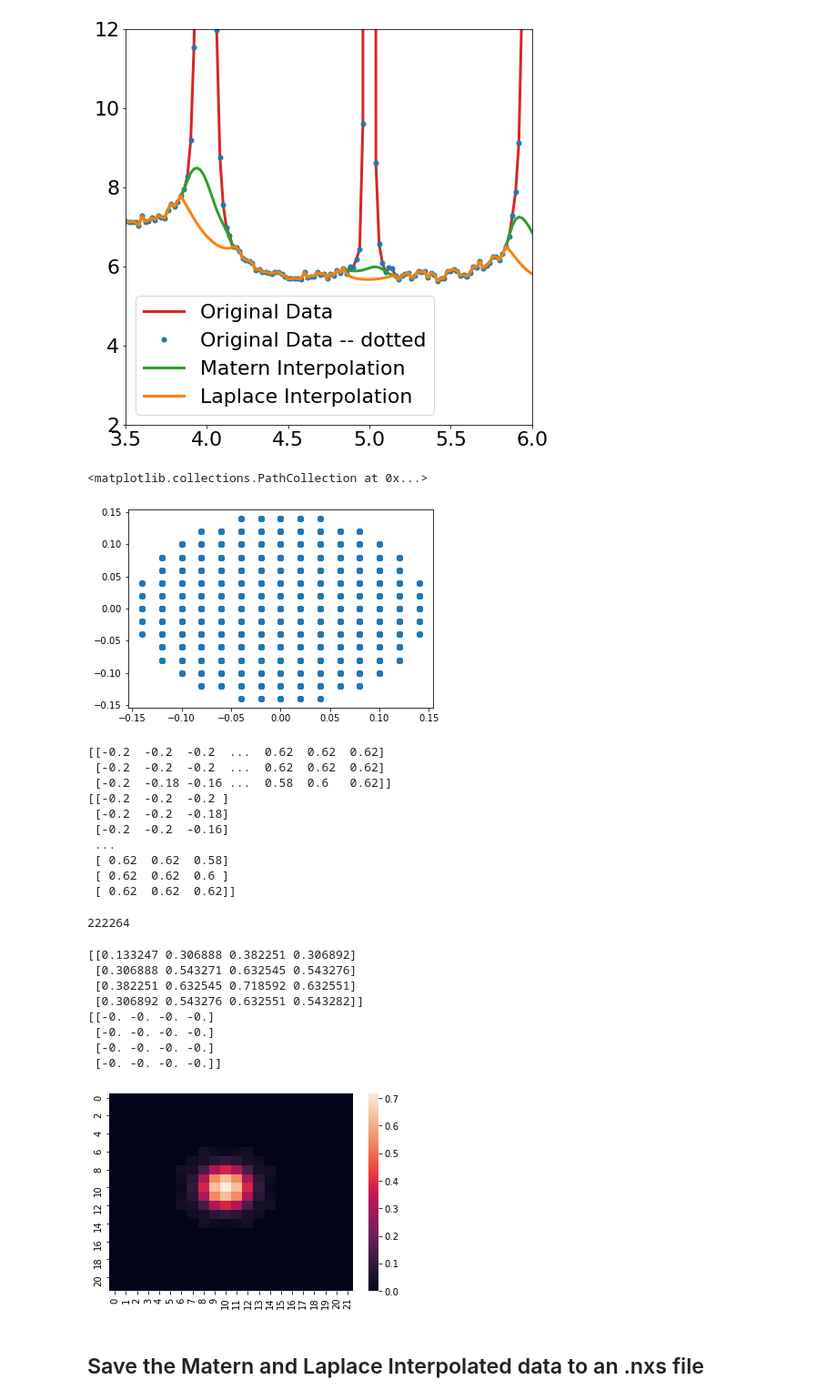
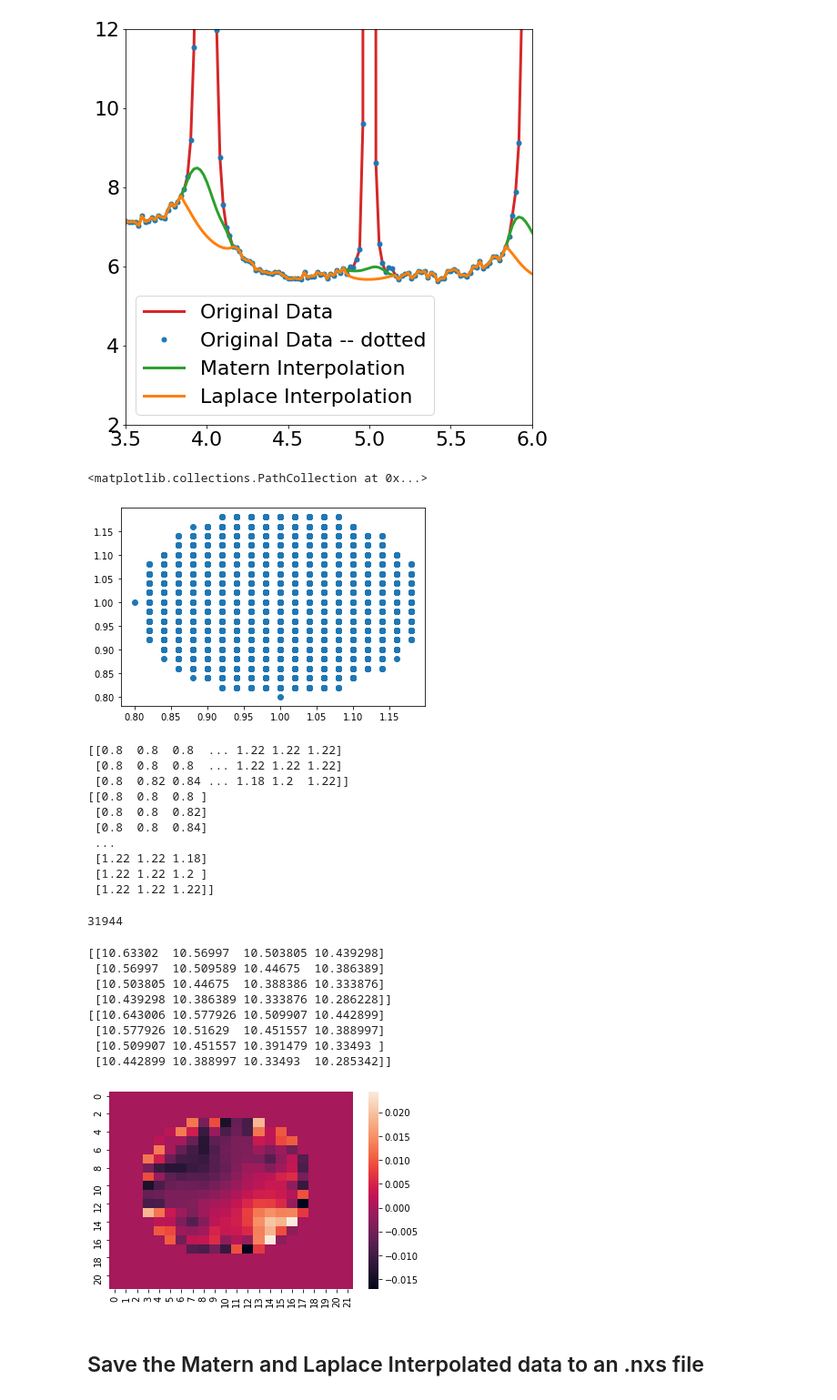
Before and after one commit to haleycl/LaplaceInterpolation.jl, a Jupyter notebook: Notebooks/python/MaternInterpolationWorkflow.ipynb, the cells around one changed output. Shown at 91% size. Drawn from its saved outputs; the diff is of its cells as text; code cells hidden in the pictures.

```diff
--- a/Notebooks/python/MaternInterpolationWorkflow.ipynb
+++ b/Notebooks/python/MaternInterpolationWorkflow.ipynb
@@ -307,13 +307,15 @@ def _round_up_to_odd_integer(value):
     else:
         return i
 # %%
-idx = 42
-L,K,H = np.meshgrid(x[0:idx], x2[0:idx], x3[0:idx])
-xbegin = -0.2
+begin_idx = 50
+idx = 22
+end_idx = begin_idx +idx
+L,K,H = np.meshgrid(x[begin_idx:end_idx], x2[begin_idx:end_idx], x3[begin_idx:end_idx])
+xbegin = 0.8
 xend = xbegin +(idx-1)*h
 # %%
-punch_locs=np.where(((L-np.rint(L))**2/(1.**2)+(K-np.rint(K))**2/(1.**2)+(H-np.rint(H))**2/(1.**2))<=(radius)**2)
-known_locs=np.where(((L-np.rint(L))**2/(1.**2)+(K-np.rint(K))**2/(1.**2)+(H-np.rint(H))**2/(1.**2))>(radius)**2)
+punch_locs=np.where(((L-np.rint(L))**2/(1.**2)+(K-np.rint(K))**2/(1.**2)+(H-np.rint(H))**2/(1.**2))<(radius)**2)
+known_locs=np.where(((L-np.rint(L))**2/(1.**2)+(K-np.rint(K))**2/(1.**2)+(H-np.rint(H))**2/(1.**2))>=(radius)**2)
 total_known_locations = int(np.size(known_locs)/3)
 total_unknown_locations = int(np.size(punch_locs)/3) #np.where returns the indices along the x,y, and z directions
 #where the above relation holds and np.size gives the total number of indices (x_indices + y_indices + z_indices)
@@ -323,28 +325,28 @@ total_unknown_locations = int(np.size(punch_locs)/3) #np.where returns the indic
 plt.scatter(K[punch_locs[0], punch_locs[1], punch_locs[2]], H[punch_locs[0], punch_locs[1], punch_locs[2]])
 # %% [output]
 <matplotlib.collections.PathCollection at 0x...>
-[figure, old version]
+[figure, new version]
 # %%
-xcoordinate = np.asarray(x[known_locs[0]])
-ycoordinate = np.asarray(x2[known_locs[1]])
-zcoordinate = np.asarray(x3[known_locs[2]])
+xcoordinate = np.asarray(x[begin_idx + known_locs[0]])
+ycoordinate = np.asarray(x2[begin_idx + known_locs[1]])
+zcoordinate = np.asarray(x3[begin_idx + known_locs[2]])
 known_coordinates =np.asarray([xcoordinate, ycoordinate, zcoordinate])
 print(known_coordinates)
 xobs = np.reshape(known_coordinates.T, (total_known_locations, 3))
 print(xobs)
 # %% [output]
-[[-0.2  -0.2  -0.2  ...  0.62  0.62  0.62]
- [-0.2  -0.2  -0.2  ...  0.62  0.62  0.62]
- [-0.2  -0.18 -0.16 ...  0.58  0.6   0.62]]
-[[-0.2  -0.2  -0.2 ]
- [-0.2  -0.2  -0.18]
- [-0.2  -0.2  -0.16]
+[[0.8  0.8  0.8  ... 1.22 1.22 1.22]
+ [0.8  0.8  0.8  ... 1.22 1.22 1.22]
+ [0.8  0.82 0.84 ... 1.18 1.2  1.22]]
+[[0.8  0.8  0.8 ]
+ [0.8  0.8  0.82]
+ [0.8  0.8  0.84]
  ...
- [ 0.62  0.62  0.58]
- [ 0.62  0.62  0.6 ]
- [ 0.62  0.62  0.62]]
+ [1.22 1.22 1.18]
+ [1.22 1.22 1.2 ]
+ [1.22 1.22 1.22]]
 # %%
-yobs = z3d[known_locs[0], known_locs[1], known_locs[2]]
+yobs = z3d[begin_idx + known_locs[0], begin_idx + known_locs[1], begin_idx + known_locs[2]]
 xgrid = np.mgrid[xbegin:xend:complex(idx),xbegin:xend:complex(idx), xbegin:xend:complex(idx) ]
 print(np.size(xgrid))
 xflat = xgrid.reshape(3, -1).T
@@ -352,22 +354,23 @@ yflat = RBFInterpolator(xobs, yobs, kernel='linear')(xflat)
 ygrid = yflat.reshape(idx, idx, idx)
 #
 # %% [output]
-222264
+31944
 # %%
 import seaborn as sns
-sns.heatmap(ygrid[16,:,:] - restored_img_full[16,0:22,0:22])
+check_idx =11
+sns.heatmap(ygrid[check_idx,:,:] - restored_img_full[begin_idx + check_idx,begin_idx+0:begin_idx+idx,begin_idx+0:begin_idx+idx])
 print(ygrid[16,8:12,8:12])
-print(restored_img_full[16,8:12,8:12])
+print(restored_img_full[begin_idx+check_idx,begin_idx+8:begin_idx+12,begin_idx+8:begin_idx+12])
 # %% [output]
-[[0.133247 0.306888 0.382251 0.306892]
- [0.306888 0.543271 0.632545 0.543276]
- [0.382251 0.632545 0.718592 0.632551]
- [0.306892 0.543276 0.632551 0.543282]]
-[[-0. -0. -0. -0.]
- [-0. -0. -0. -0.]
- [-0. -0. -0. -0.]
- [-0. -0. -0. -0.]]
+[[10.63302  10.56997  10.503805 10.439298]
+ [10.56997  10.509589 10.44675  10.386389]
+ [10.503805 10.44675  10.388386 10.333876]
+ [10.439298 10.386389 10.333876 10.286228]]
+[[10.643006 10.577926 10.509907 10.442899]
+ [10.577926 10.51629  10.451557 10.388997]
+ [10.509907 10.451557 10.391479 10.33493 ]
+ [10.442899 10.388997 10.33493  10.285342]]
-[figure, old version]
+[figure, new version]
 # %% [markdown]
 ## Save the Matern and Laplace Interpolated data to an .nxs file
 # %%
```
Also changed, not shown: parts of 1 cell of this notebook.
